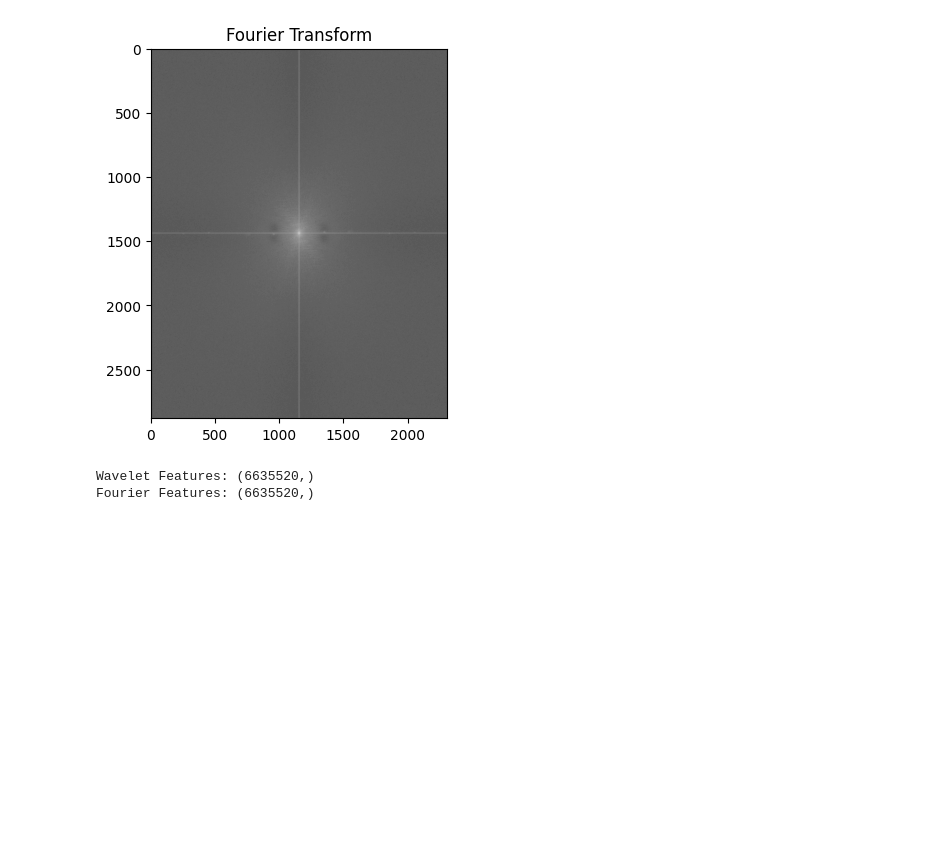
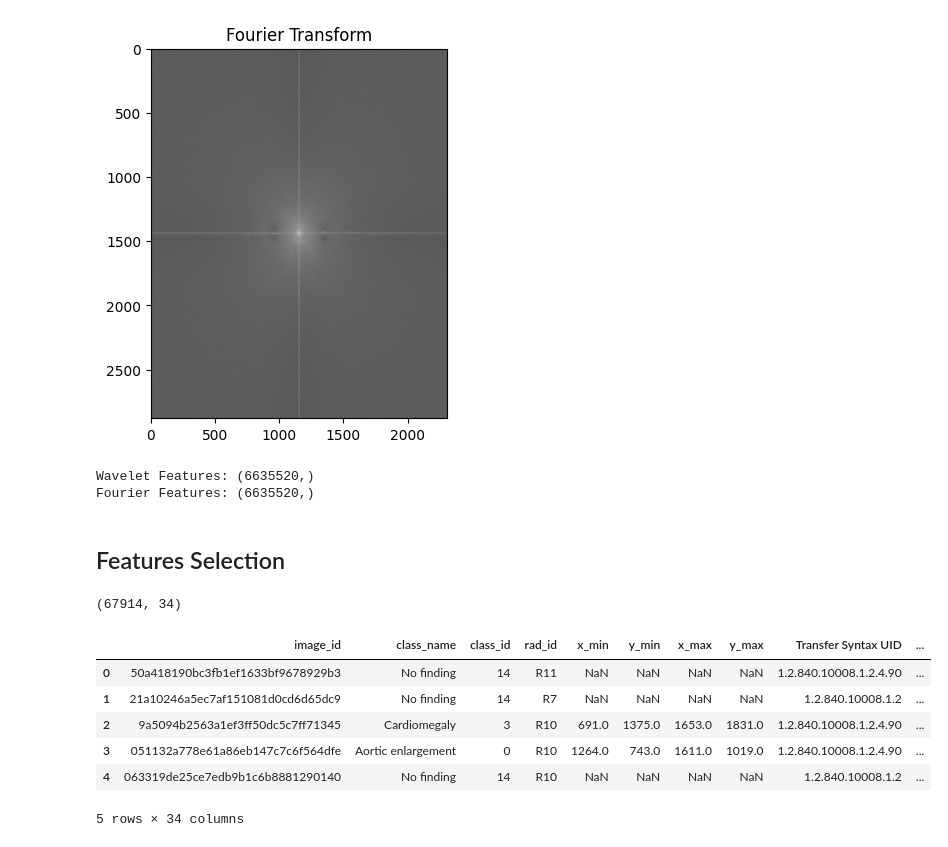
Before and after one commit to AlexisBalayre/chest-x-ray-abnormalities-detection, a Jupyter notebook: features_extraction.ipynb, the cells around one changed output. Saved outputs shown, nothing was run; the diff lists cells and outputs as text; code cells hidden in the pictures; blank space fills up the shorter version.

```diff
--- a/features_extraction.ipynb
+++ b/features_extraction.ipynb
@@ -797,3 +797,17 @@ print(f"Fourier Features: {fourier_features.shape}")
 [figure]
 Wavelet Features: (6635520,)
 Fourier Features: (6635520,)
+# %% [markdown]
+## Features Selection
+# %%
+print(df_merged.shape)
+df_merged.head()
+# %% [output]
+(67914, 34)
+|  | image_id | class_name | class_id | rad_id | x_min | y_min | x_max | y_max | Transfer Syntax UID | ... |
+| 0 | 50a418190bc3fb1ef1633bf9678929b3 | No finding | 14 | R11 | NaN | NaN | NaN | NaN | 1.2.840.10008.1.2.4.90 | ... |
+| 1 | 21a10246a5ec7af151081d0cd6d65dc9 | No finding | 14 | R7 | NaN | NaN | NaN | NaN | 1.2.840.10008.1.2 | ... |
+| 2 | 9a5094b2563a1ef3ff50dc5c7ff71345 | Cardiomegaly | 3 | R10 | 691.0 | 1375.0 | 1653.0 | 1831.0 | 1.2.840.10008.1.2.4.90 | ... |
+| 3 | 051132a778e61a86eb147c7c6f564dfe | Aortic enlargement | 0 | R10 | 1264.0 | 743.0 | 1611.0 | 1019.0 | 1.2.840.10008.1.2.4.90 | ... |
+| 4 | 063319de25ce7edb9b1c6b8881290140 | No finding | 14 | R10 | NaN | NaN | NaN | NaN | 1.2.840.10008.1.2 | ... |
+5 rows × 34 columns
```
Also changed, not shown: parts of 37 cells of this notebook, 1 other file.
